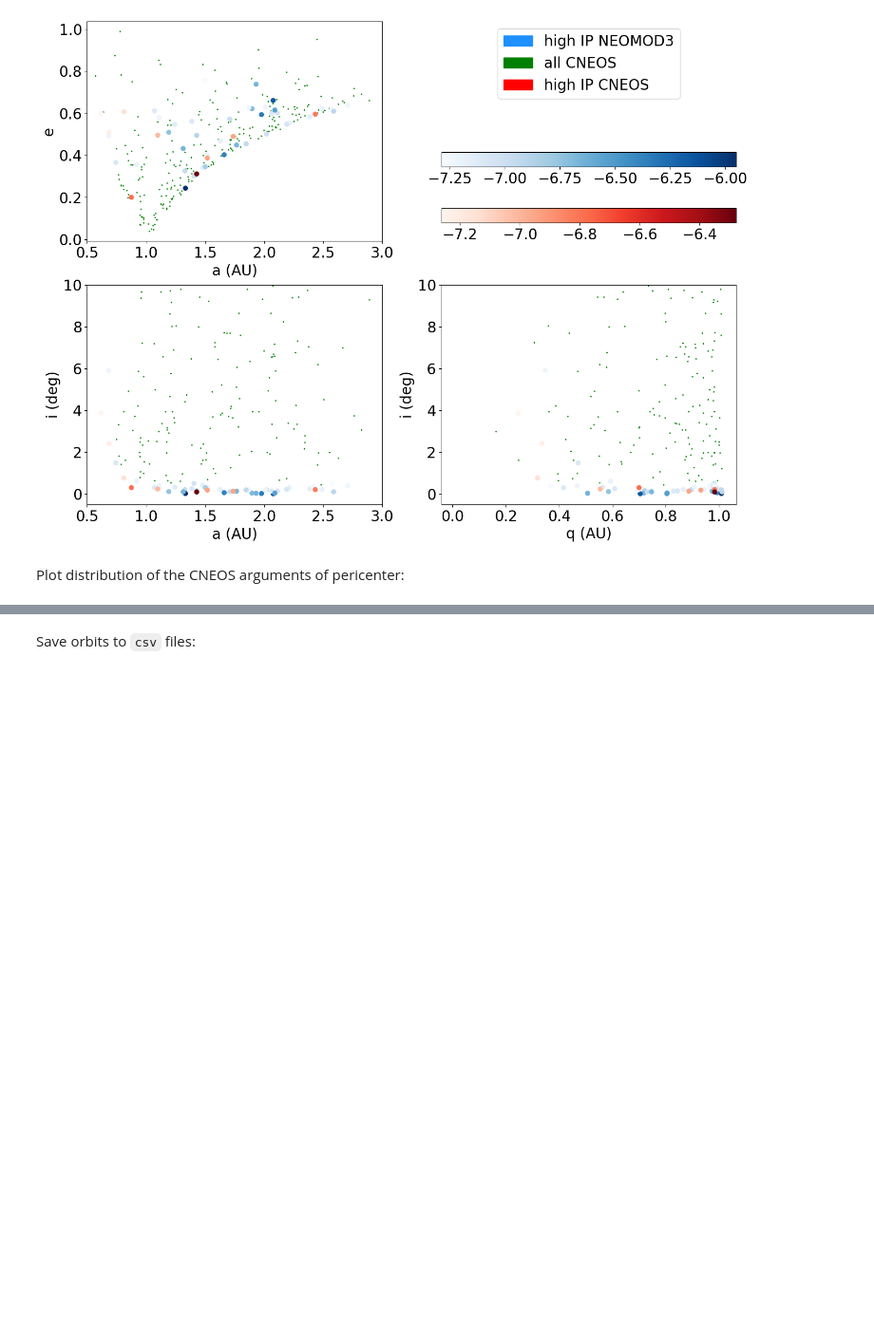
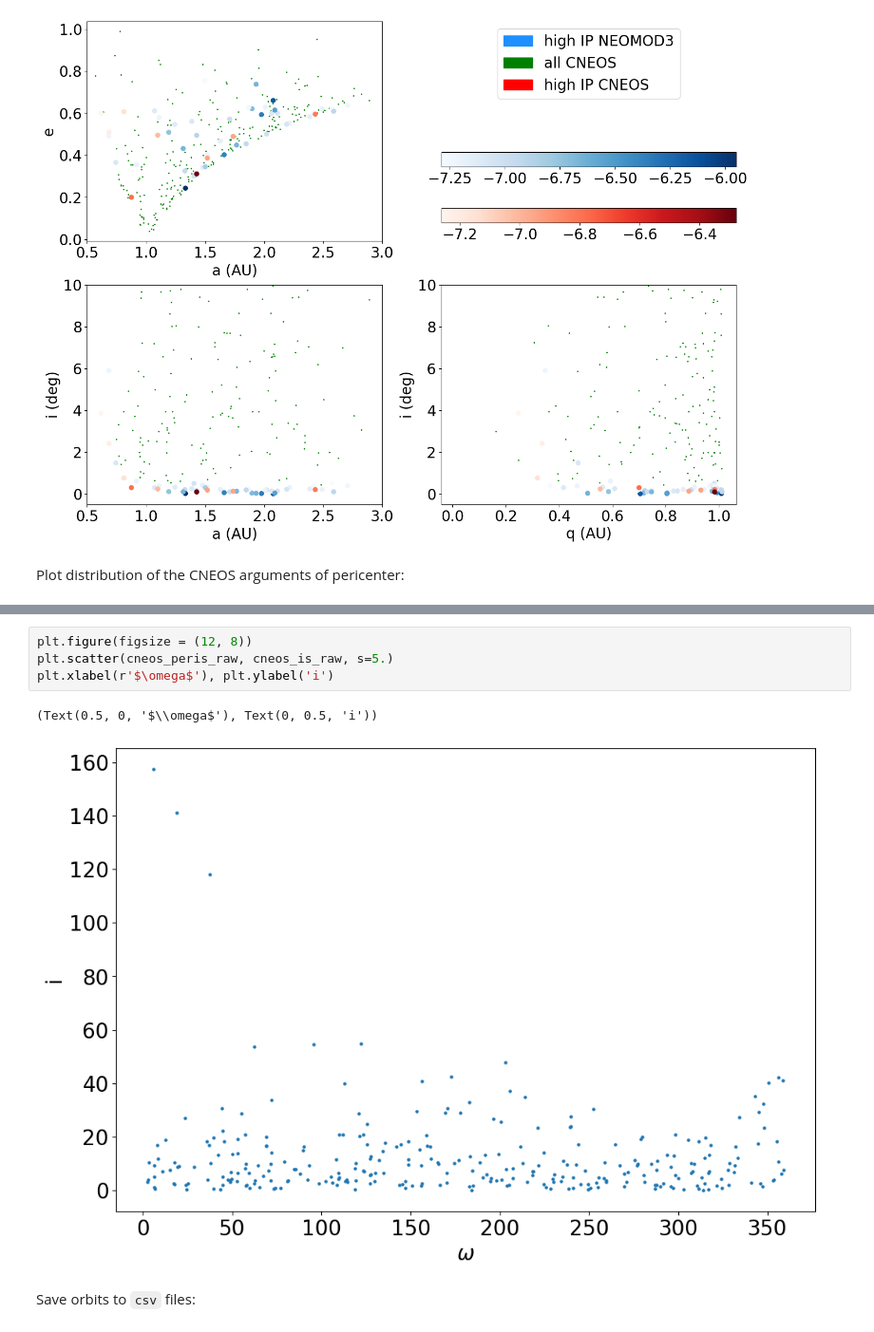
Before and after one commit to ia-chow/Thesis, a Jupyter notebook: dynamics/impact_probabilities.ipynb, the cells around one changed output, grey strips where cells are left out. Shown: that part at 95% size. Saved outputs shown, nothing was run; the diff lists cells and outputs as text; blank space fills up the shorter version.

```diff
--- a/dynamics/impact_probabilities.ipynb
+++ b/dynamics/impact_probabilities.ipynb
@@ -670,3 +670,10 @@ plt.xlabel(r'$\omega$ (deg)'), plt.ylabel(r'Number')
+# %%
+plt.figure(figsize = (12, 8))
+plt.scatter(cneos_peris_raw, cneos_is_raw, s=5.)
+plt.xlabel(r'$\omega$'), plt.ylabel('i')
+# %% [output]
+(Text(0.5, 0, '$\\omega$'), Text(0, 0.5, 'i'))
+[figure, added]
 # %% [markdown]
 Save orbits to `csv` files:
 # %%
```
Also changed, not shown: parts of 1 cell of this notebook, 14 other files.
